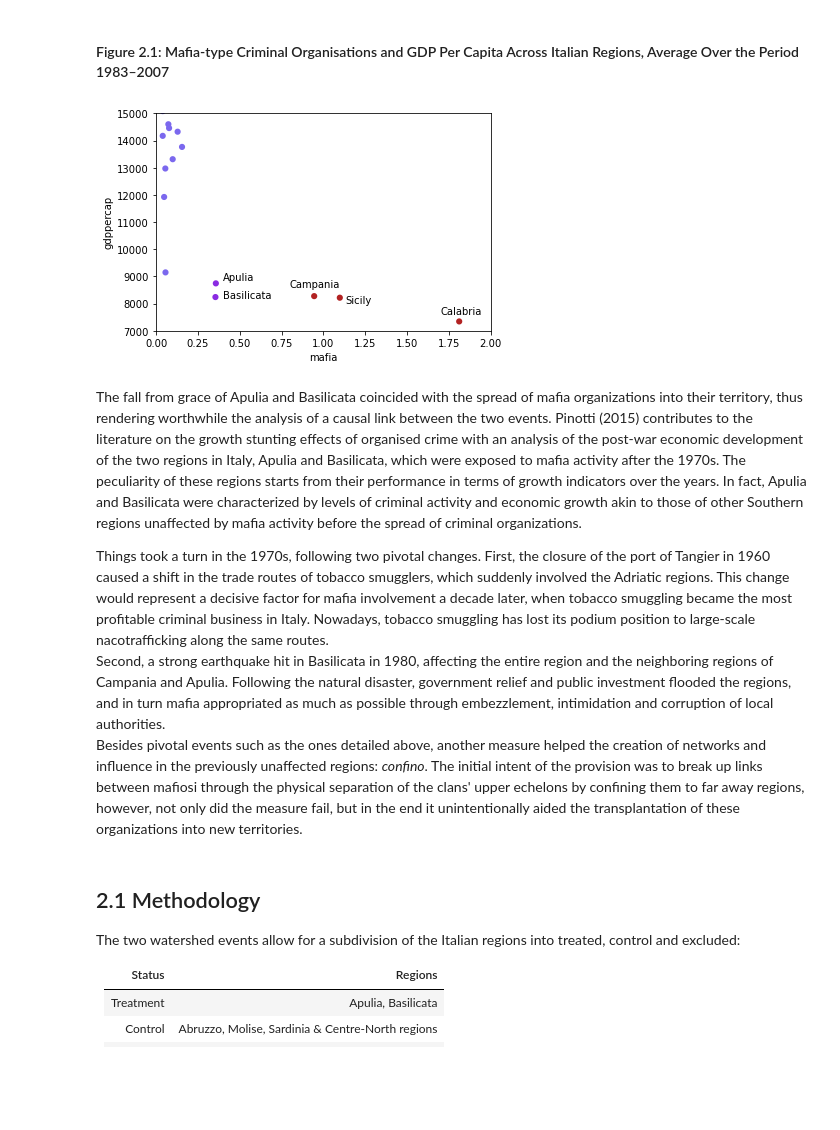
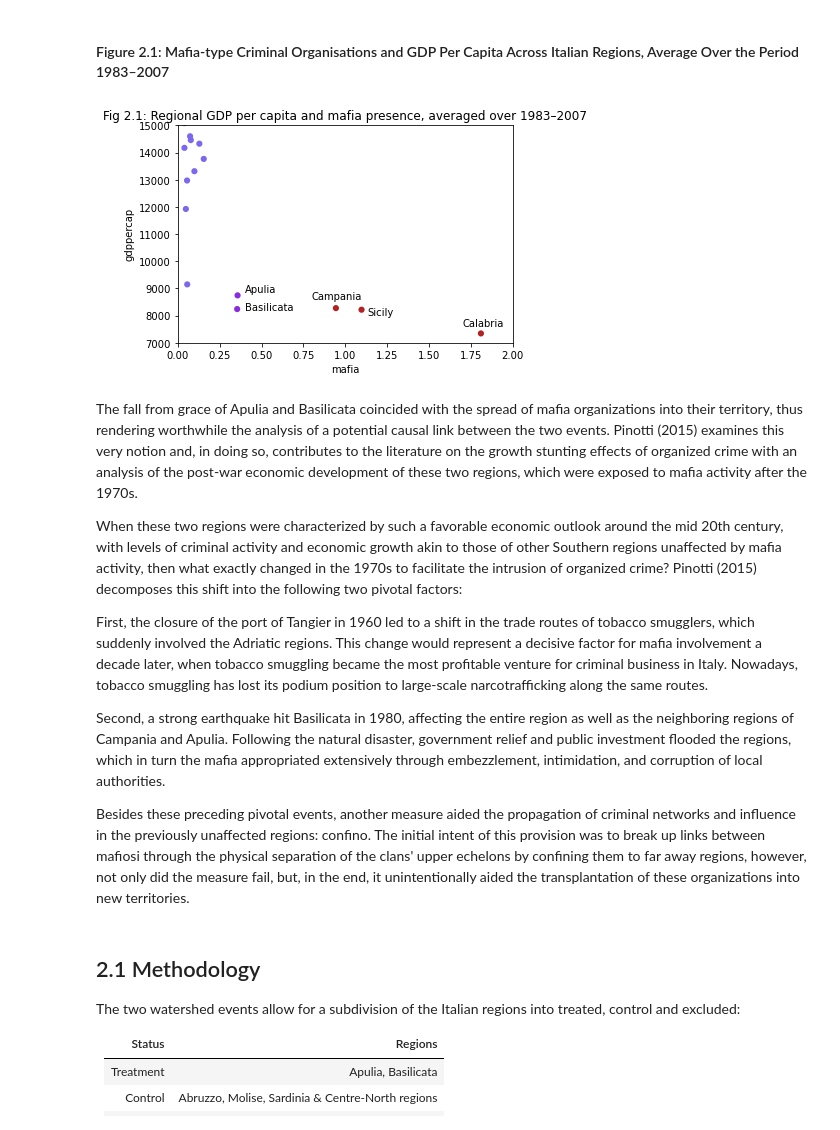
Before and after one commit to disj3ssica/OSE-project, a Jupyter notebook: Replication notebook.ipynb, the cells around one changed output. Drawn from its saved outputs; the diff is of its cells as text; code cells hidden in the pictures; blank space fills up the shorter version.

```diff
--- a/Replication notebook.ipynb
+++ b/Replication notebook.ipynb
@@ -87,35 +90,38 @@ Figure 2.1 plots Italian regions according to GDP *per capita* against the prese
 # %%
 df1 = df[df['year'] >= 1983]
 df2 = df1.groupby(['region', 'reg'])[['gdppercap', 'mafia', 'murd', 'ext', 'fire', 'kidnap', 'rob', 'smug',
             'drug', 'theft', 'orgcrime']].mean()
 df2 = df2.reset_index()
+
 # Figure 2.1
 color = np.where((df2['reg']==15) | (df2['reg']==18) | (df2['reg']==19), 'firebrick',                # EXCLUDED
                  np.where((df2['reg']==16) | (df2['reg']==17), 'blueviolet',                         # TREATED
                           np.where((df2['reg']<=12) | (df2['reg']==20), 'mediumslateblue', 'none'))) # THE REST
 df2.plot.scatter('mafia', 'gdppercap', c=color, s=10, linewidth=3,
                  xlabel='Presence of mafia organisations',
                  ylabel='GDP per capita')
 plt.annotate('Sicily', (1.097555, 8217.568359), xytext=(1.13, 8000))
 plt.annotate('Calabria', (1.810759, 7344.603516), xytext=(1.7, 7600))
 plt.annotate('Campania',(0.944485, 8275.800781), xytext=(0.8, 8600))
 plt.annotate('Basilicata',(0.354640, 8241.510742), xytext=(0.4,8200))
 plt.annotate('Apulia',(0.357075, 8745.296875), xytext=(0.4, 8850))
 plt.ylim(7000,15000)
 plt.xlim(0,2)
+plt.title("Fig 2.1: Regional GDP per capita and mafia presence, averaged over 1983–2007")
 
 plt.savefig('Figure 2.1 Mafia-type Criminal Organisations and GDP Per Capita Across Italian Regions, Average Over the Period 1983–2007.jpg', dpi=300)
 # %% [output]
-[figure, old version]
+[figure, new version]
 # %% [markdown]
-The fall from grace of Apulia and Basilicata coincided with the spread of mafia organizations into their territory, thus rendering worthwhile the analysis of a causal link between the two events.
-  Pinotti (2015) contributes to the literature on the growth stunting effects of organised crime with an analysis of the post-war economic development of the two regions in Italy, Apulia and Basilicata, which were exposed to mafia activity after the 1970s.
-  The peculiarity of these regions starts from their performance in terms of growth indicators over the years. In fact, Apulia and Basilicata were characterized by levels of criminal activity and economic growth akin to those of other Southern regions unaffected by mafia activity before the spread of criminal organizations.
+The fall from grace of Apulia and Basilicata coincided with the spread of mafia organizations into their territory, thus rendering worthwhile the analysis of a potential causal link between the two events. Pinotti (2015) examines this very notion and, in doing so, contributes to the literature on the growth stunting effects of organized crime with an analysis of the post-war economic development of these two regions, which were exposed to mafia activity after the 1970s.
 
-Things took a turn in the 1970s, following two pivotal changes.
-  First, the closure of the port of Tangier in 1960 caused a shift in the trade routes of tobacco smugglers, which suddenly involved the Adriatic regions. This change would represent a decisive factor for mafia involvement a decade later, when tobacco smuggling became the most profitable criminal business in Italy. Nowadays, tobacco smuggling has lost its podium position to large-scale nacotrafficking along the same routes. <br>
-  Second, a strong earthquake hit in Basilicata in 1980, affecting the entire region and the neighboring regions of Campania and Apulia. Following the natural disaster, government relief and public investment flooded the regions, and in turn mafia appropriated as much as possible through embezzlement, intimidation and corruption of local authorities. <br>
-   Besides pivotal events such as the ones detailed above, another measure helped the creation of networks and influence in the previously unaffected regions: *confino*. The initial intent of the provision was to break up links between mafiosi through the physical separation of the clans' upper echelons by confining them to far away regions, however, not only did the measure fail, but in the end it unintentionally aided the transplantation of these organizations into new territories.
+When these two regions were characterized by such a favorable economic outlook around the mid 20th century, with levels of criminal activity and economic growth akin to those of other Southern regions unaffected by mafia activity, then what exactly changed in the 1970s to facilitate the intrusion of organized crime? Pinotti (2015) decomposes this shift into the following two pivotal factors:
+
+First, the closure of the port of Tangier in 1960 led to a shift in the trade routes of tobacco smugglers, which suddenly involved the Adriatic regions. This change would represent a decisive factor for mafia involvement a decade later, when tobacco smuggling became the most profitable venture for criminal business in Italy. Nowadays, tobacco smuggling has lost its podium position to large-scale narcotrafficking along the same routes.
+
+Second, a strong earthquake hit Basilicata in 1980, affecting the entire region as well as the neighboring regions of Campania and Apulia. Following the natural disaster, government relief and public investment flooded the regions, which in turn the mafia appropriated extensively through embezzlement, intimidation, and corruption of local authorities.
+
+Besides these preceding pivotal events, another measure aided the propagation of criminal networks and influence in the previously unaffected regions: confino. The initial intent of this provision was to break up links between mafiosi through the physical separation of the clans' upper echelons by confining them to far away regions, however, not only did the measure fail, but, in the end, it unintentionally aided the transplantation of these organizations into new territories.
 # %% [markdown]
 ## 2.1 Methodology
 The two watershed events allow for a subdivision of the Italian regions into treated, control and excluded:
```
Also changed, not shown: parts of 3 cells of this notebook.
